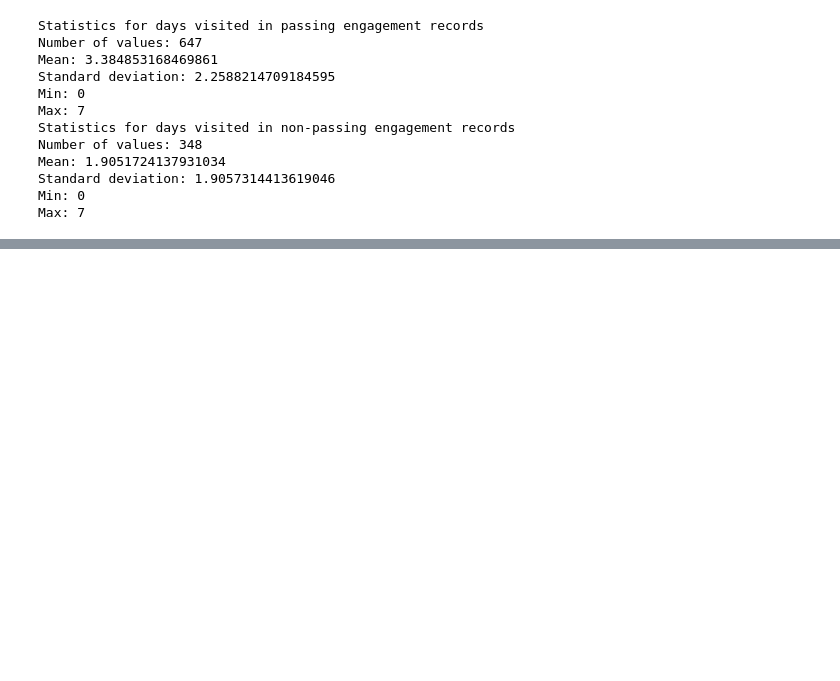
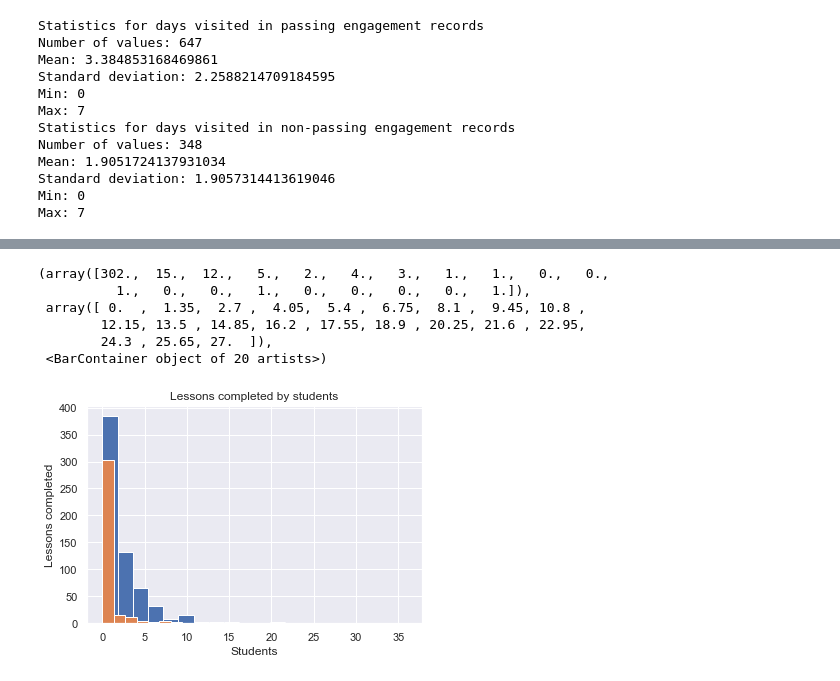
Before and after one commit to drdtr/udacity-intro-to-data-analysis, a Jupyter notebook: lessons/lesson1.ipynb, the cells around one changed output, grey strips where cells are left out. Drawn from its saved outputs; the diff is of its cells as text; code cells hidden in the pictures; blank space fills up the shorter version.

```diff
--- a/lessons/lesson1.ipynb
+++ b/lessons/lesson1.ipynb
@@ -549,0 +590,15 @@ Max: 7
+# %%
+%matplotlib inline
+plt.title('Lessons completed by students')
+plt.xlabel("Students")
+plt.ylabel("Lessons completed")
+plt.hist(passing_engagement_by_account_lessons_completed.values(), bins=20)
+plt.hist(non_passing_engagement_by_account_lessons_completed.values(), bins=20)
+# %% [output]
+(array([302.,  15.,  12.,   5.,   2.,   4.,   3.,   1.,   1.,   0.,   0.,
+          1.,   0.,   0.,   1.,   0.,   0.,   0.,   0.,   1.]),
+ array([ 0.  ,  1.35,  2.7 ,  4.05,  5.4 ,  6.75,  8.1 ,  9.45, 10.8 ,
+        12.15, 13.5 , 14.85, 16.2 , 17.55, 18.9 , 20.25, 21.6 , 22.95,
+        24.3 , 25.65, 27.  ]),
+ <BarContainer object of 20 artists>)
+[figure, added]
```
Also changed, not shown: parts of 7 cells of this notebook, 1 other file.
